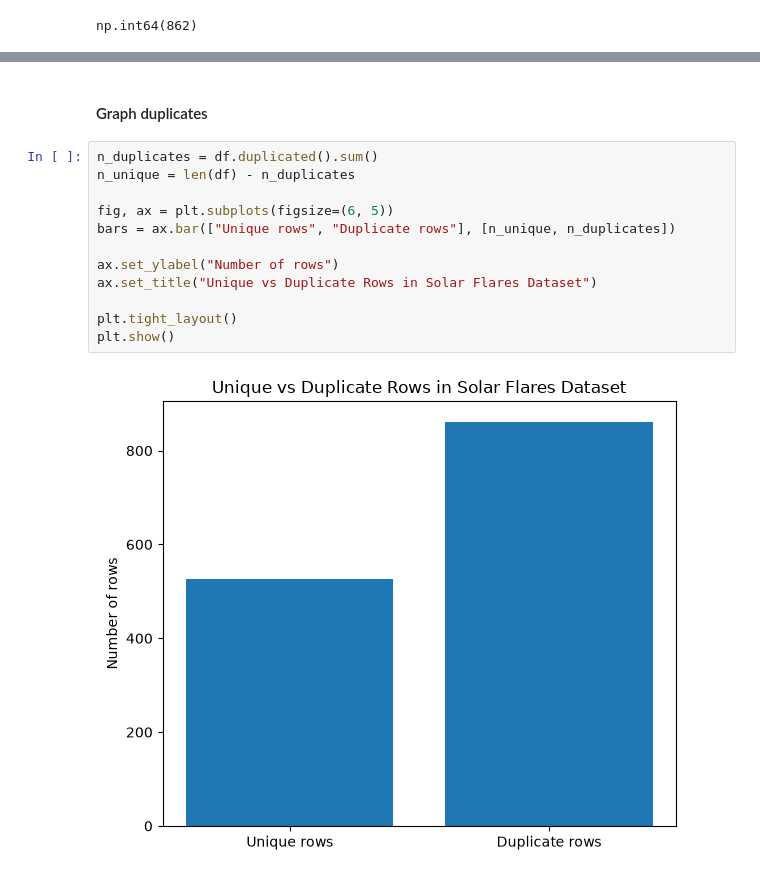
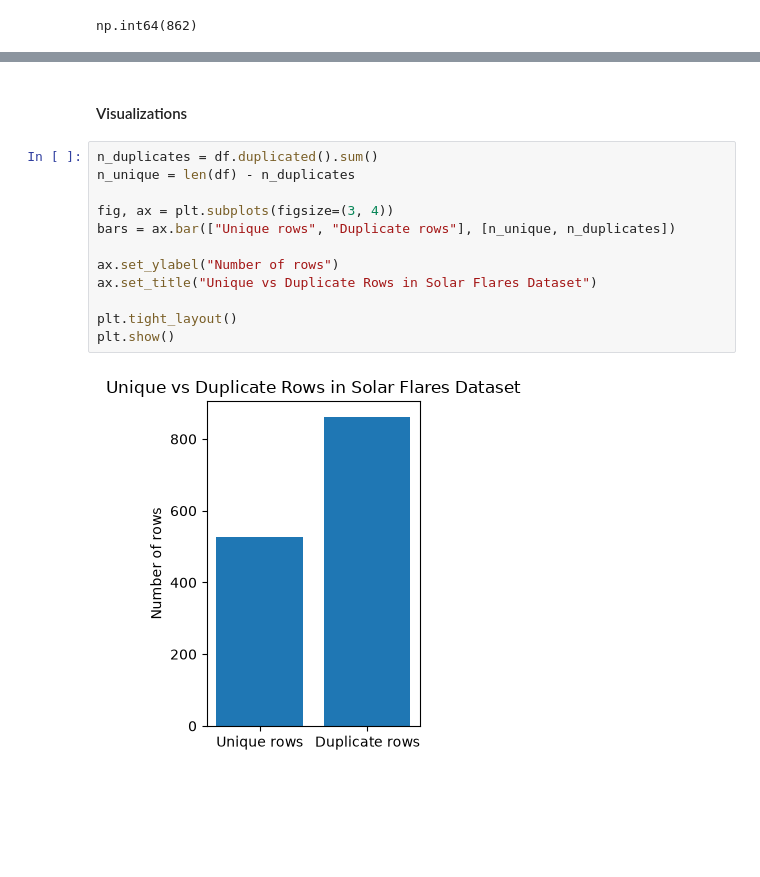
Before and after one commit to jayden-p-wu/dsrp, a Jupyter notebook: main.ipynb, the cells around one changed output, grey strips where cells are left out. Drawn from its saved outputs; the diff is of its cells as text; blank space fills up the shorter version.

```diff
--- a/main.ipynb
+++ b/main.ipynb
@@ -44,19 +61,19 @@ np.int64(862)
 # %% [markdown]
-#### Graph duplicates
+#### Visualizations
 # %%
 n_duplicates = df.duplicated().sum()
 n_unique = len(df) - n_duplicates
 
-fig, ax = plt.subplots(figsize=(6, 5))
+fig, ax = plt.subplots(figsize=(3, 4))
 bars = ax.bar(["Unique rows", "Duplicate rows"], [n_unique, n_duplicates])
 
 ax.set_ylabel("Number of rows")
 ax.set_title("Unique vs Duplicate Rows in Solar Flares Dataset")
 
 plt.tight_layout()
 plt.show()
 # %% [output]
-[figure, old version]
+[figure, new version]
 # %%
 dup_indices = df[df.duplicated(keep=False)].index
 
```
Also changed, not shown: parts of 5 cells of this notebook.
